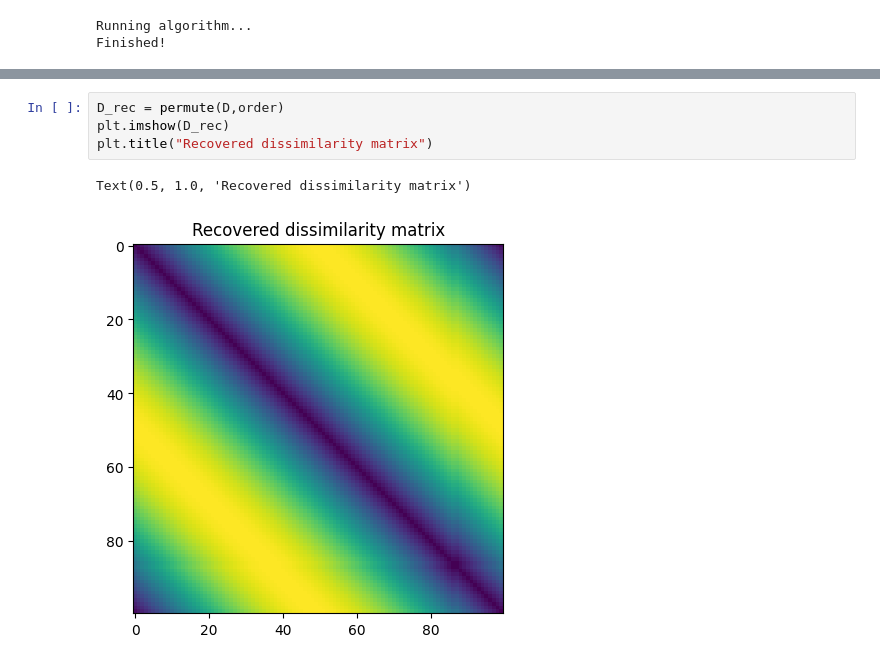
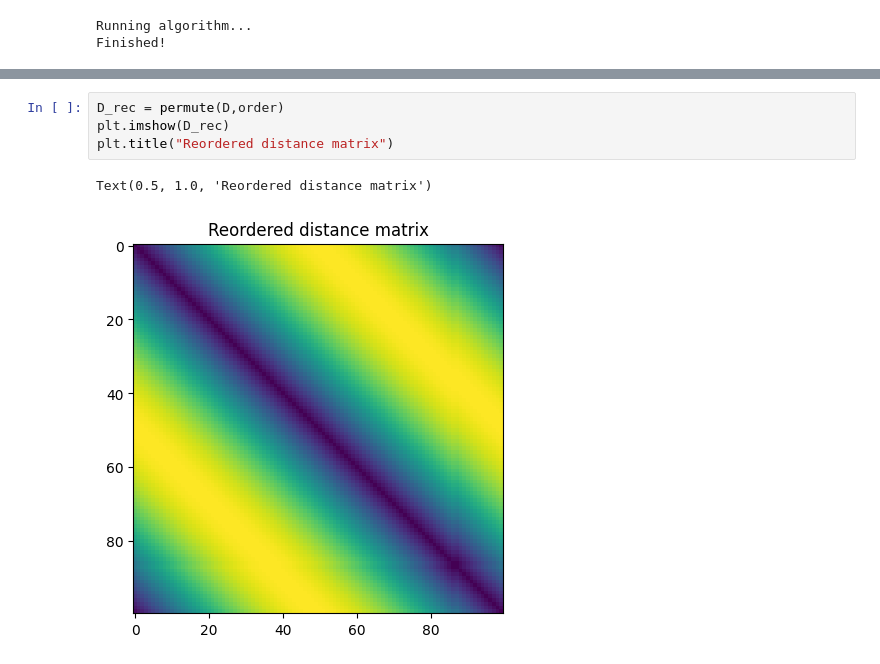
Before and after one commit to stgoa/recursiveseriation, a Jupyter notebook: examples/example_points_in_circle.ipynb, the cells around one changed output, grey strips where cells are left out. Cells and saved outputs as stored; diff of their text form.

```diff
--- a/examples/example_points_in_circle.ipynb
+++ b/examples/example_points_in_circle.ipynb
@@ -75,7 +77,7 @@ recovered ordering [98, 77, 46, 9, 34, 66, 42, 2, 20, 52, 39, 16, 90, 18, 83, 27
 # %%
 D_rec = permute(D,order)
 plt.imshow(D_rec)
-plt.title("Recovered dissimilarity matrix")
+plt.title("Reordered distance matrix")
 # %% [output]
-Text(0.5, 1.0, 'Recovered dissimilarity matrix')
+Text(0.5, 1.0, 'Reordered distance matrix')
-[figure, old version]
+[figure, new version]
```
Also changed, not shown: parts of 5 cells of this notebook, 1 other file.
